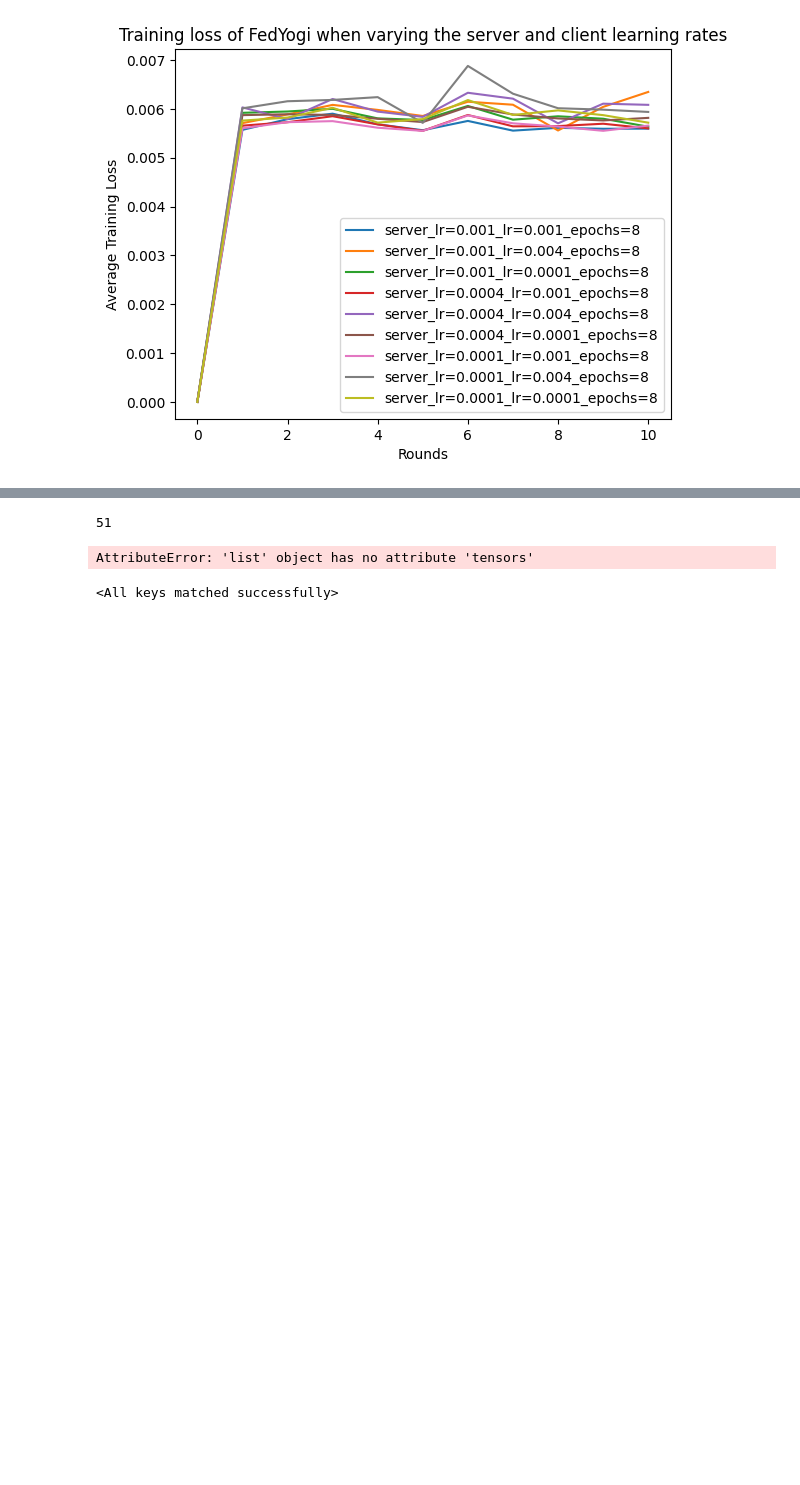
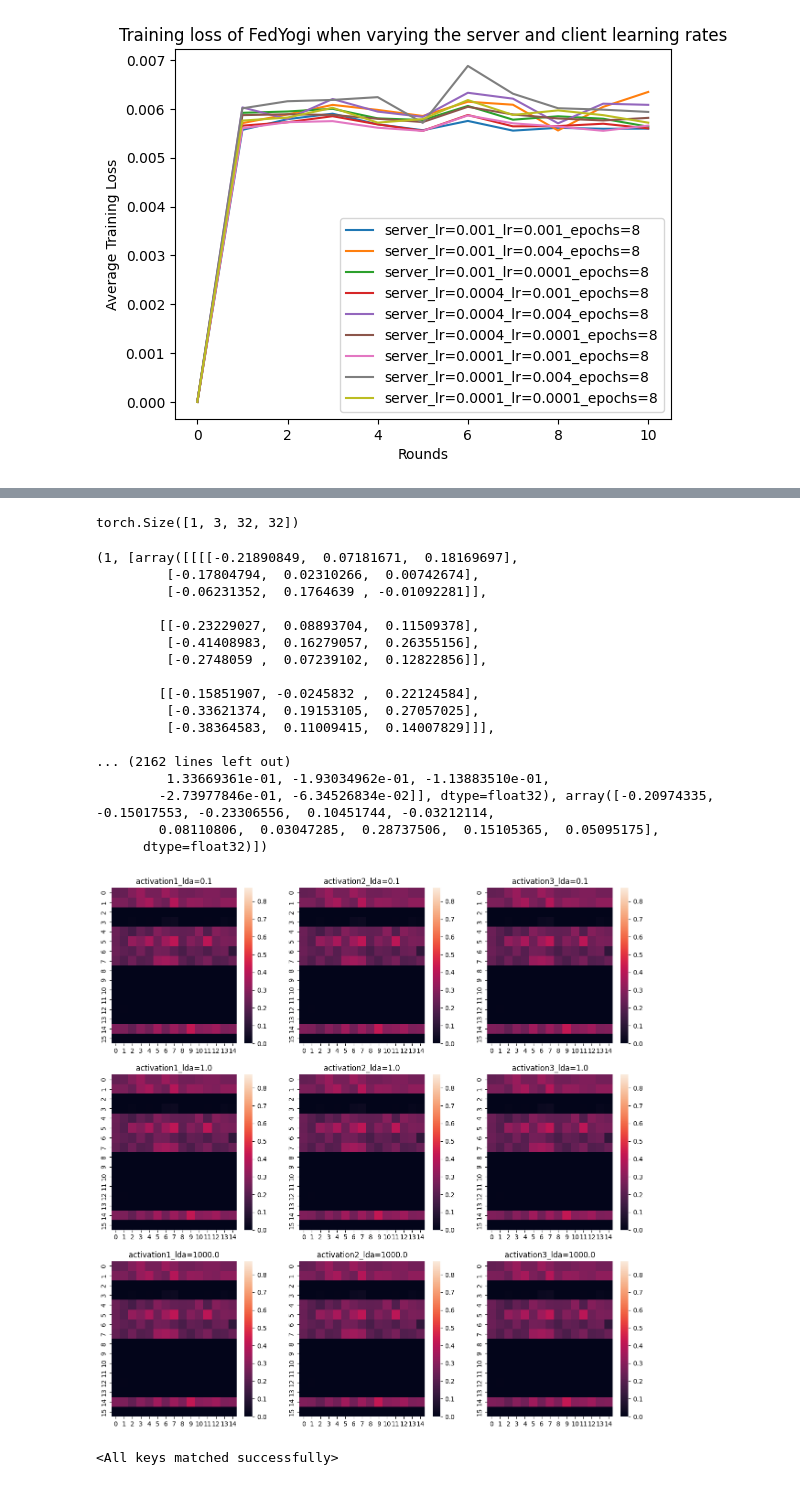
Before and after one commit to Tyv217/L361-Federated-Learning, a Jupyter notebook: projects/project.ipynb, the cells around one changed output, grey strips where cells are left out. Saved outputs shown, nothing was run; the diff lists cells and outputs as text; code cells hidden in the pictures; blank space fills up the shorter version.

```diff
--- a/projects/project.ipynb
+++ b/projects/project.ipynb
@@ -1655,7 +1655,7 @@ optimal_fedavg_epoch = 8
 # %%
 # Search through hyperparameter values
 fifty_round_hist_fedavg = {}
-num_rounds = 0
+num_rounds = 3
 
 for i in range(len(lda_concentrations)):
 
@@ -1743,38 +1725,63 @@ WARNING: Running pip as the 'root' user can result in broken permissions and con
+# %%
+sample = cifar10_train[0]
+convert_tensor = transforms.ToTensor()
+sample = convert_tensor(sample[0])
+sample = torch.unsqueeze(sample, dim = 0)
+sample.shape
+# %% [output]
+torch.Size([1, 3, 32, 32])
 # %%
 import seaborn as sns
 
-# fig, axs = plt.subplots(3, 3, figsize=(15, 15))
-
+fig, axs = plt.subplots(3, 3, figsize=(15, 15))
 # Adjust layout to prevent overlapping
 vmin = 100000
 vmax = -100000
-activations = []
+activations_list = []
+noise = torch.rand_like(sample)
 for i in range(len(lda_concentrations)):
-  params = fifty_round_hist_fedavg[lda_concentration_string[i]][0]
+  params = fifty_round_hist_fedavg[lda_concentration_string[i]][0][-1]
+  params = params[1]
   generator = get_network_generator_cnn()
-  print(len(params))
-  params = parameters_to_ndarrays(params)
+  # params = parameters_to_ndarrays(params)
   model = set_model_parameters(generator(), params)
-  noise = torch.rand_like().to(model.device)
   activations = model.get_activations(noise)
   for key, val in activations.items():
-    val = val.cpu().detach().numpy()
+    val = np.mean(val[0], axis=-1)
     vmin = min(vmin, np.min(val))
     vmax = max(vmax, np.max(val))
-    activations.append((key + "_lda=" + str(lda_concentrations[i]), val))
+    activations_list.append((key + "_lda=" + str(lda_concentrations[i]), val))
 
 j = 0
-for (name, activation) in activations:
-  # ax = axs.flat[j]
+for (name, activation) in activations_list:
+  ax = axs.flat[j]
   j += 1
-  sns.heat_map.plot(val, vmin = vmin, vmax = vmax)
-  # ax.set_title(name)
-plt.tight_layout()
+  # print(name)
+  # print(val)
+  sns.heatmap(val, vmin = vmin, vmax = vmax, ax = ax)
+  # break
+  ax.set_title(name)
 
 plt.show()
 # %% [output]
-51
+(1, [array([[[[-0.21890849,  0.07181671,  0.18169697],
+         [-0.17804794,  0.02310266,  0.00742674],
+         [-0.06231352,  0.1764639 , -0.01092281]],
+
+        [[-0.23229027,  0.08893704,  0.11509378],
+         [-0.41408983,  0.16279057,  0.26355156],
+         [-0.2748059 ,  0.07239102,  0.12822856]],
+
+        [[-0.15851907, -0.0245832 ,  0.22124584],
+         [-0.33621374,  0.19153105,  0.27057025],
+         [-0.38364583,  0.11009415,  0.14007829]]],
+
+... (2162 lines left out)
+         1.33669361e-01, -1.93034962e-01, -1.13883510e-01,
+        -2.73977846e-01, -6.34526834e-02]], dtype=float32), array([-0.20974335, -0.15017553, -0.23306556,  0.10451744, -0.03212114,
+        0.08110806,  0.03047285,  0.28737506,  0.15105365,  0.05095175],
+      dtype=float32)])
-AttributeError: 'list' object has no attribute 'tensors'
+[figure, added]
 # %%
 # %% [output]
 <All keys matched successfully>
```
Also changed, not shown: parts of 2 cells of this notebook.
